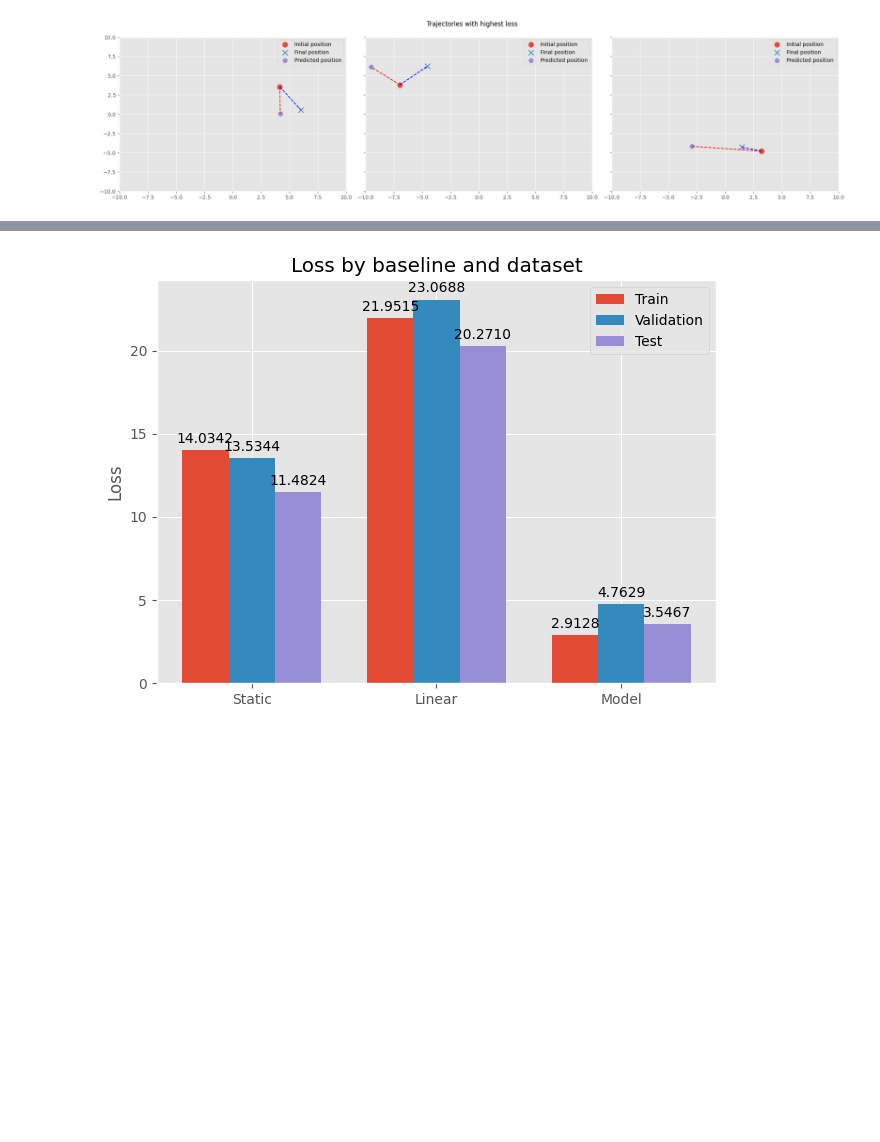
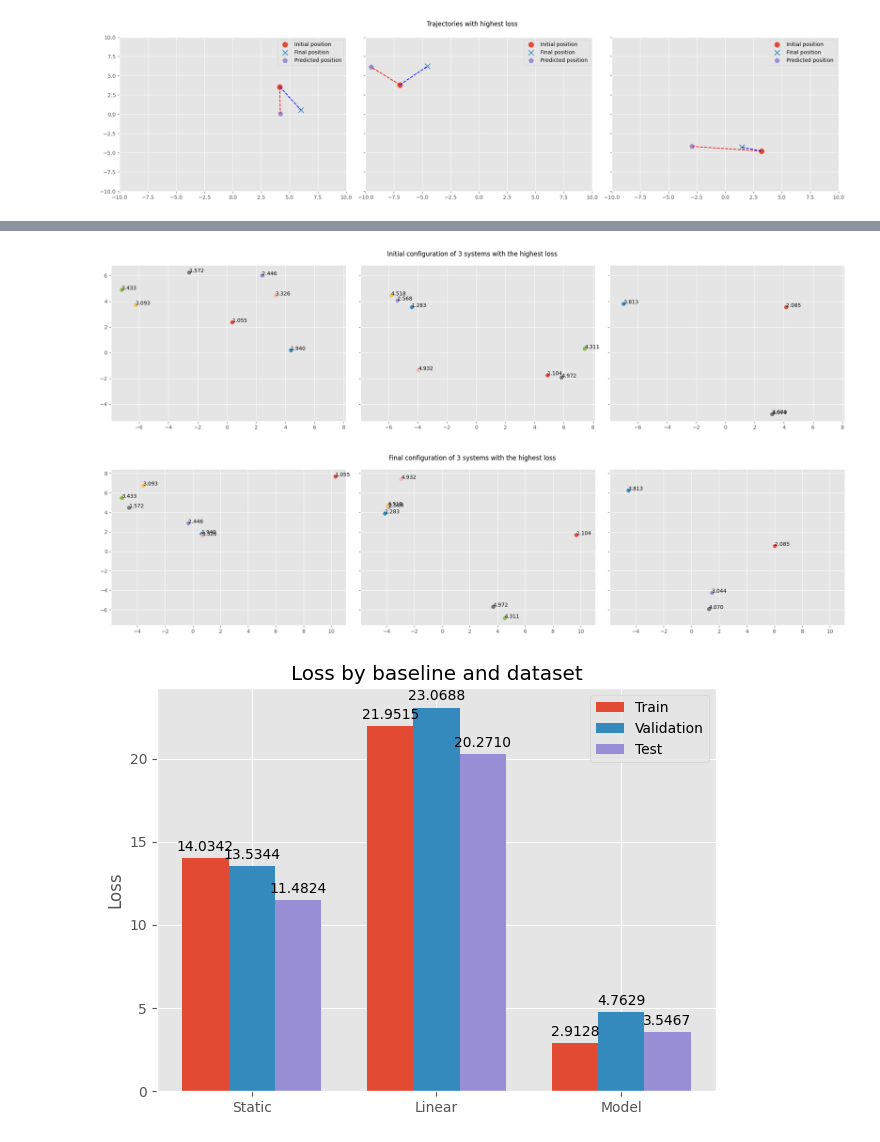
Before and after one commit to lzolyomi/2AMM10-DeepLearning, a Jupyter notebook: Assignment 2/Task1_submitted_code.ipynb, the cells around one changed output, grey strips where cells are left out. Cells and saved outputs as stored; diff of their text form; code cells hidden in the pictures; blank space fills up the shorter version.

```diff
--- a/Assignment 2/Task1_submitted_code.ipynb
+++ b/Assignment 2/Task1_submitted_code.ipynb
@@ -410,3 +668,9 @@ plot_trajectories(highest_loss_indices[-1], title="Trajectories with highest los
+# %%
+plot_multiple_initial_configuration(highest_loss_indices[7:], title="Initial configuration of 3 systems with the highest loss")
+plot_multiple_final_configuration(highest_loss_indices[7:], title="Final configuration of 3 systems with the highest loss")
+# %% [output]
+[figure, added]
+[figure, added]
 # %%
 # Create barplot with static and linear baseline losses for train-test-val 3 separate bars
 
```
Also changed, not shown: parts of 16 cells of this notebook.
